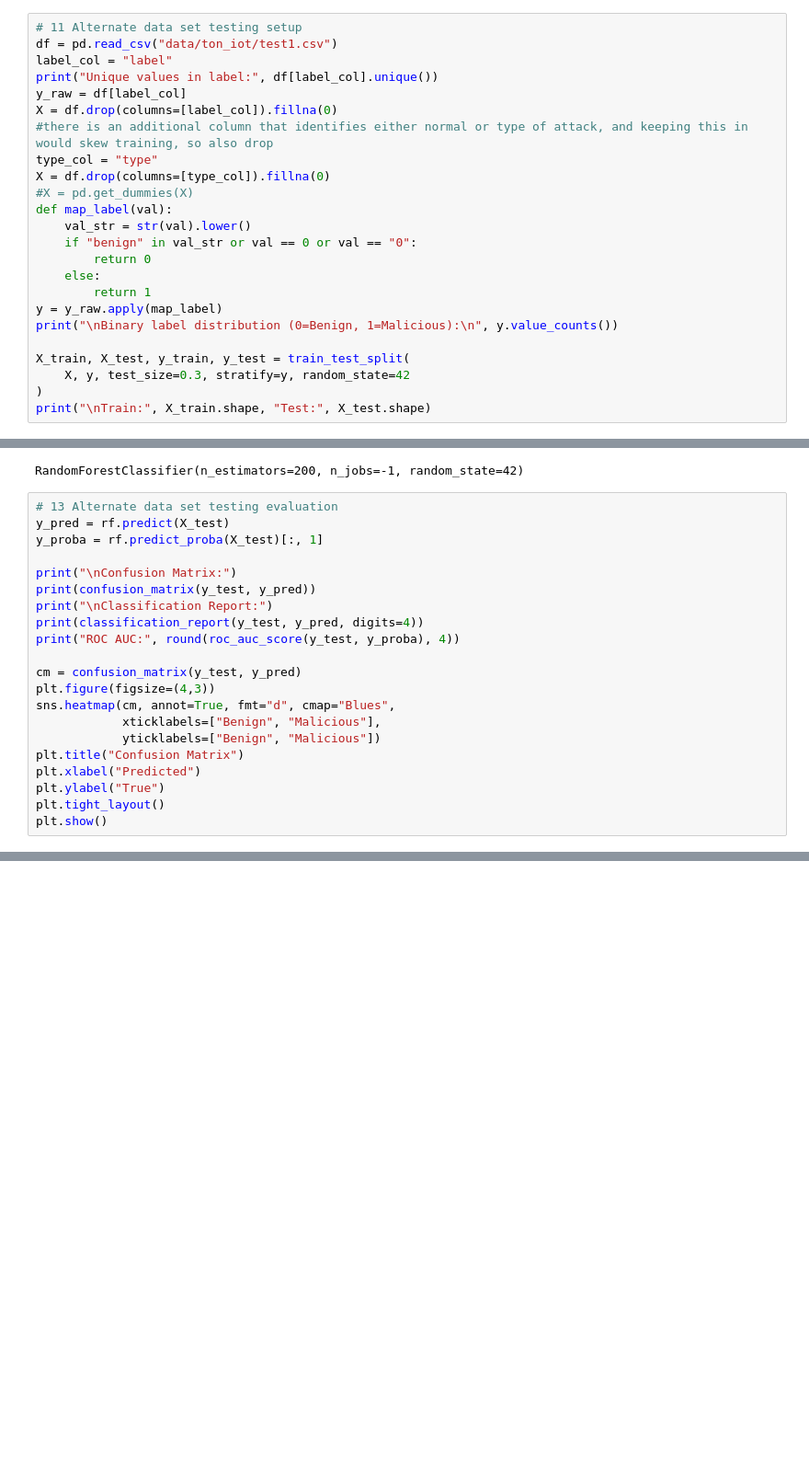
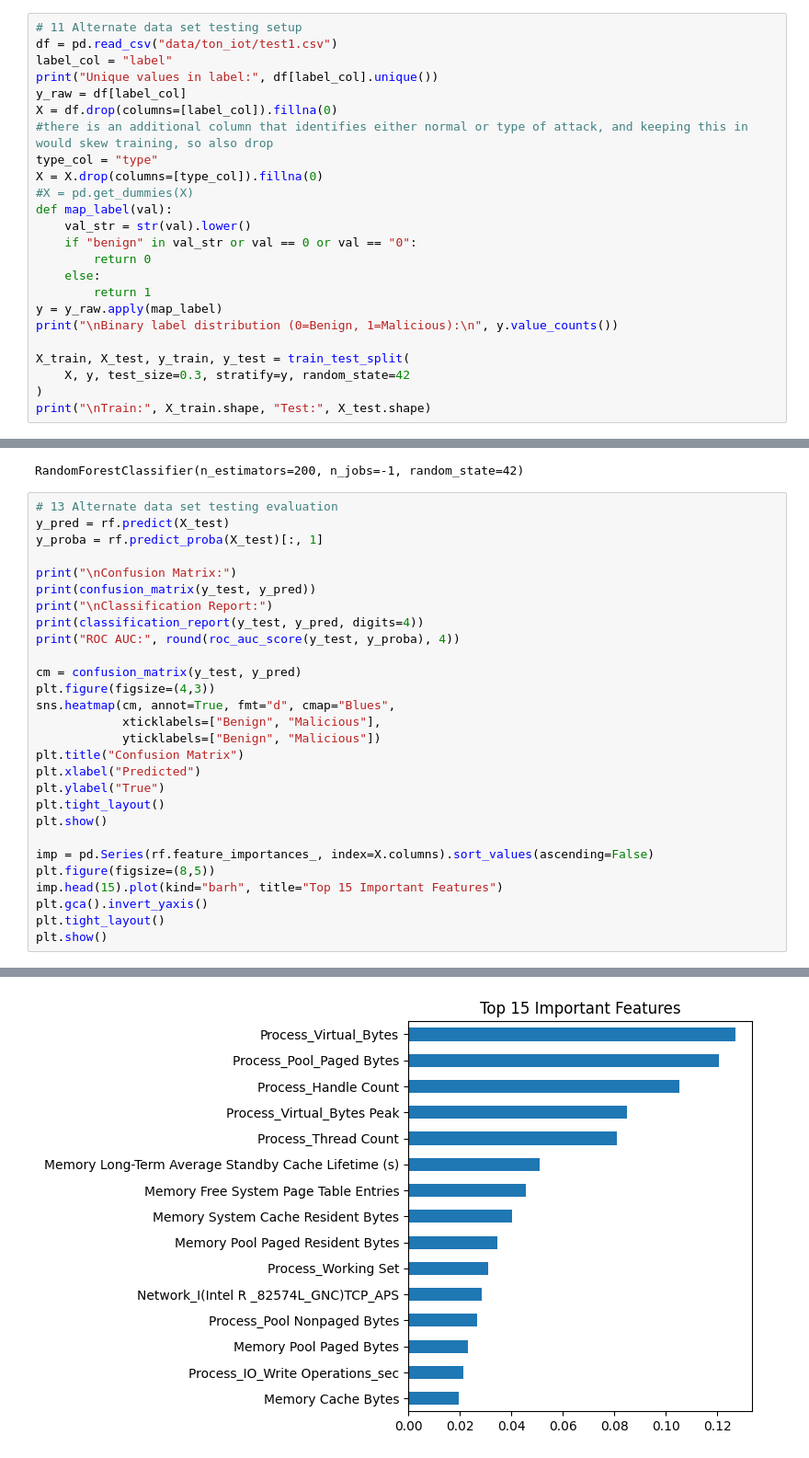
Before and after one commit to Rish4bh0/ECE5565-ML-DL, a Jupyter notebook: rf_session_baseline.ipynb, the cells around one changed output, grey strips where cells are left out. Shown: that part at 92% size. Cells and saved outputs as stored; diff of their text form; blank space fills up the shorter version.

```diff
--- a/rf_session_baseline.ipynb
+++ b/rf_session_baseline.ipynb
@@ -142,7 +142,7 @@ y_raw = df[label_col]
 X = df.drop(columns=[label_col]).fillna(0)
 #there is an additional column that identifies either normal or type of attack, and keeping this in would skew training, so also drop
 type_col = "type"
-X = df.drop(columns=[type_col]).fillna(0)
+X = X.drop(columns=[type_col]).fillna(0)
 #X = pd.get_dummies(X)
 def map_label(val):
     val_str = str(val).lower()
@@ -184,30 +184,38 @@ print("\nClassification Report:")
 print(classification_report(y_test, y_pred, digits=4))
 print("ROC AUC:", round(roc_auc_score(y_test, y_proba), 4))
 
 cm = confusion_matrix(y_test, y_pred)
 plt.figure(figsize=(4,3))
 sns.heatmap(cm, annot=True, fmt="d", cmap="Blues",
             xticklabels=["Benign", "Malicious"],
             yticklabels=["Benign", "Malicious"])
 plt.title("Confusion Matrix")
 plt.xlabel("Predicted")
 plt.ylabel("True")
 plt.tight_layout()
 plt.show()
+
+imp = pd.Series(rf.feature_importances_, index=X.columns).sort_values(ascending=False)
+plt.figure(figsize=(8,5))
+imp.head(15).plot(kind="barh", title="Top 15 Important Features")
+plt.gca().invert_yaxis()
+plt.tight_layout()
+plt.show()
 # %% [output]
 Confusion Matrix:
 [[3000    0]
  [   0 3332]]
 
 Classification Report:
               precision    recall  f1-score   support
 
            0     1.0000    1.0000    1.0000      3000
            1     1.0000    1.0000    1.0000      3332
 
     accuracy                         1.0000      6332
    macro avg     1.0000    1.0000    1.0000      6332
 weighted avg     1.0000    1.0000    1.0000      6332
 
 ROC AUC: 1.0
 [figure]
+[figure, added]
```
Also changed, not shown: parts of 1 cell of this notebook.
